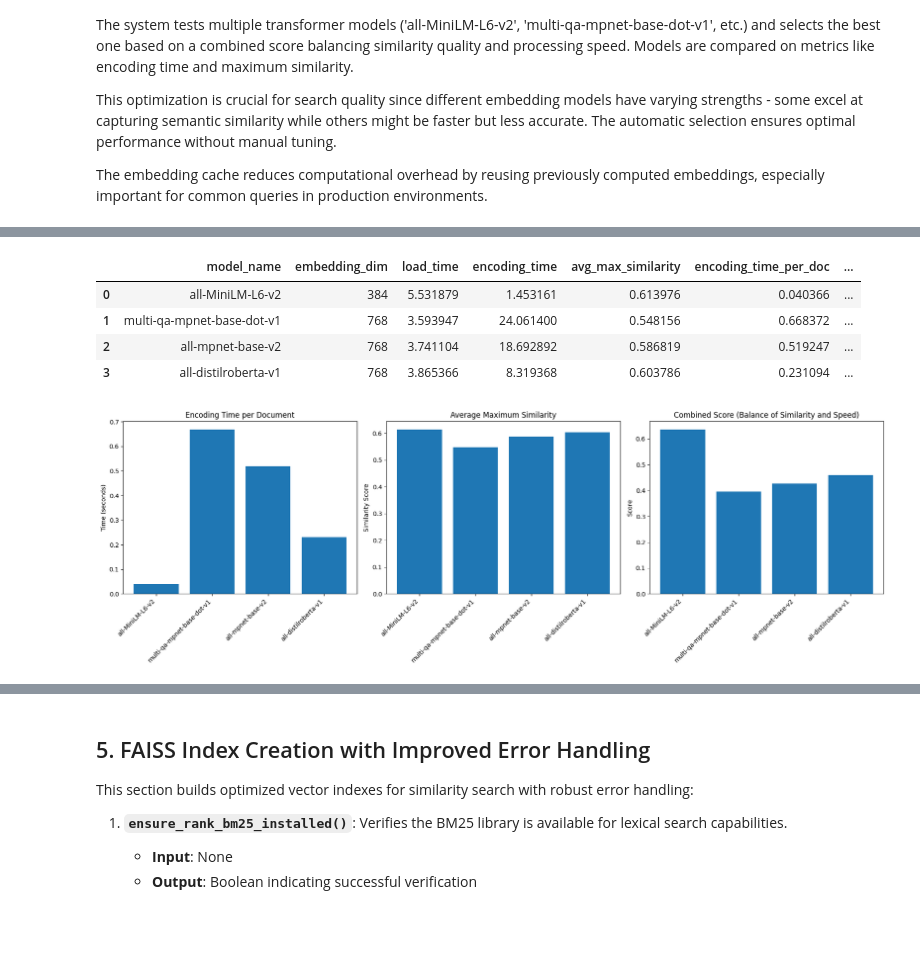
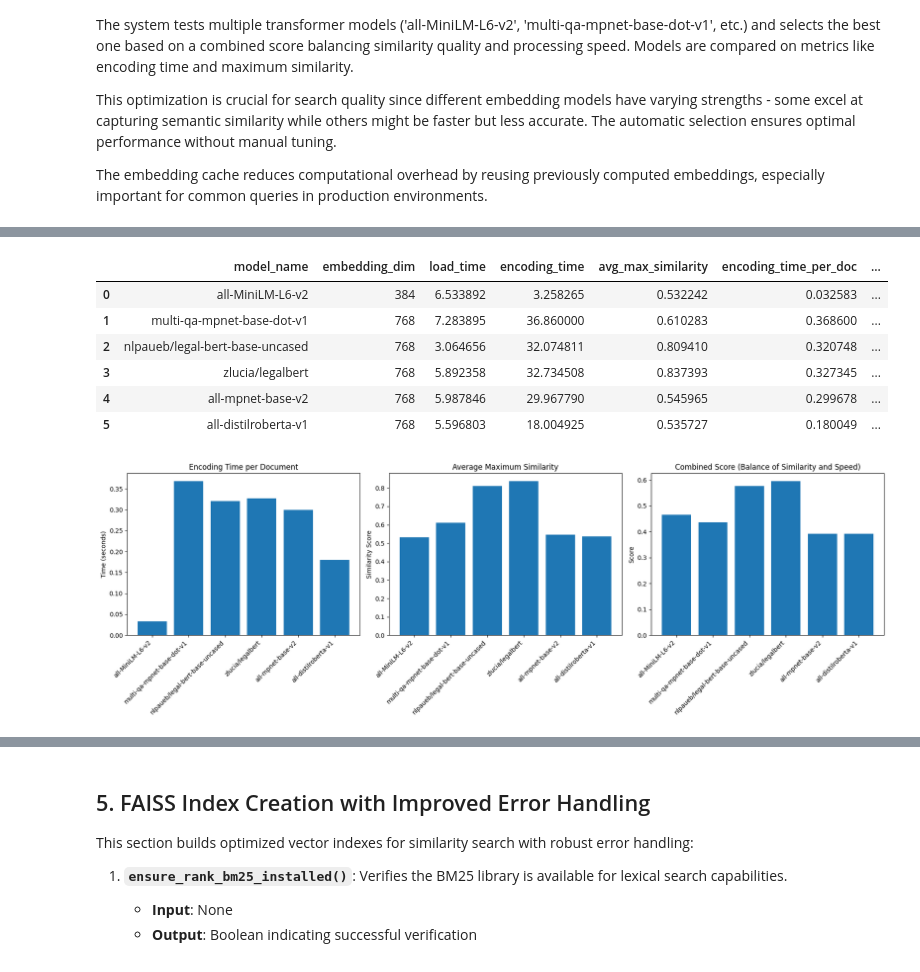
Before and after one commit to USA-Project-Mahfal/search_engine, a Jupyter notebook: notebooks/optimized_search_engine.ipynb, the cells around one changed output, grey strips where cells are left out. Drawn from its saved outputs; the diff is of its cells as text; code cells hidden in the pictures; blank space fills up the shorter version.

```diff
--- a/notebooks/optimized_search_engine.ipynb
+++ b/notebooks/optimized_search_engine.ipynb
@@ -748,6 +1200,8 @@ if 'chunks_df' in locals() and chunks_df is not None:
     models_to_test = [
         'all-MiniLM-L6-v2',           # Fast, small model (baseline)
         'multi-qa-mpnet-base-dot-v1',  # Optimized for retrieval
+        'nlpaueb/legal-bert-base-uncased', # Legal-specific model
+        'zlucia/legalbert',                # Another legal-specific model
         'all-mpnet-base-v2',           # Higher quality but slower
         'all-distilroberta-v1',        # Good balance of speed and quality
     ]
@@ -801,6 +1259,8 @@ else:
 |  | model_name | embedding_dim | load_time | encoding_time | avg_max_similarity | encoding_time_per_doc | ... |
-| 0 | all-MiniLM-L6-v2 | 384 | 5.531879 | 1.453161 | 0.613976 | 0.040366 | ... |
-| 1 | multi-qa-mpnet-base-dot-v1 | 768 | 3.593947 | 24.061400 | 0.548156 | 0.668372 | ... |
-| 2 | all-mpnet-base-v2 | 768 | 3.741104 | 18.692892 | 0.586819 | 0.519247 | ... |
-| 3 | all-distilroberta-v1 | 768 | 3.865366 | 8.319368 | 0.603786 | 0.231094 | ... |
+| 0 | all-MiniLM-L6-v2 | 384 | 6.533892 | 3.258265 | 0.532242 | 0.032583 | ... |
+| 1 | multi-qa-mpnet-base-dot-v1 | 768 | 7.283895 | 36.860000 | 0.610283 | 0.368600 | ... |
+| 2 | nlpaueb/legal-bert-base-uncased | 768 | 3.064656 | 32.074811 | 0.809410 | 0.320748 | ... |
+| 3 | zlucia/legalbert | 768 | 5.892358 | 32.734508 | 0.837393 | 0.327345 | ... |
+| 4 | all-mpnet-base-v2 | 768 | 5.987846 | 29.967790 | 0.545965 | 0.299678 | ... |
+| 5 | all-distilroberta-v1 | 768 | 5.596803 | 18.004925 | 0.535727 | 0.180049 | ... |
-[figure, old version]
+[figure, new version]
```
Also changed, not shown: parts of 8 cells of this notebook.
